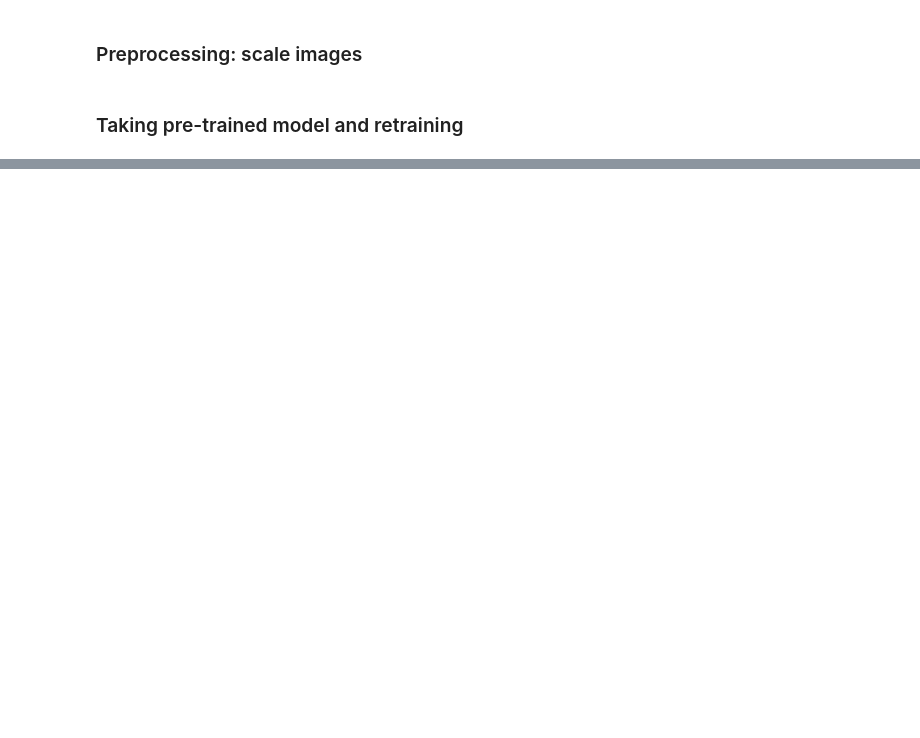
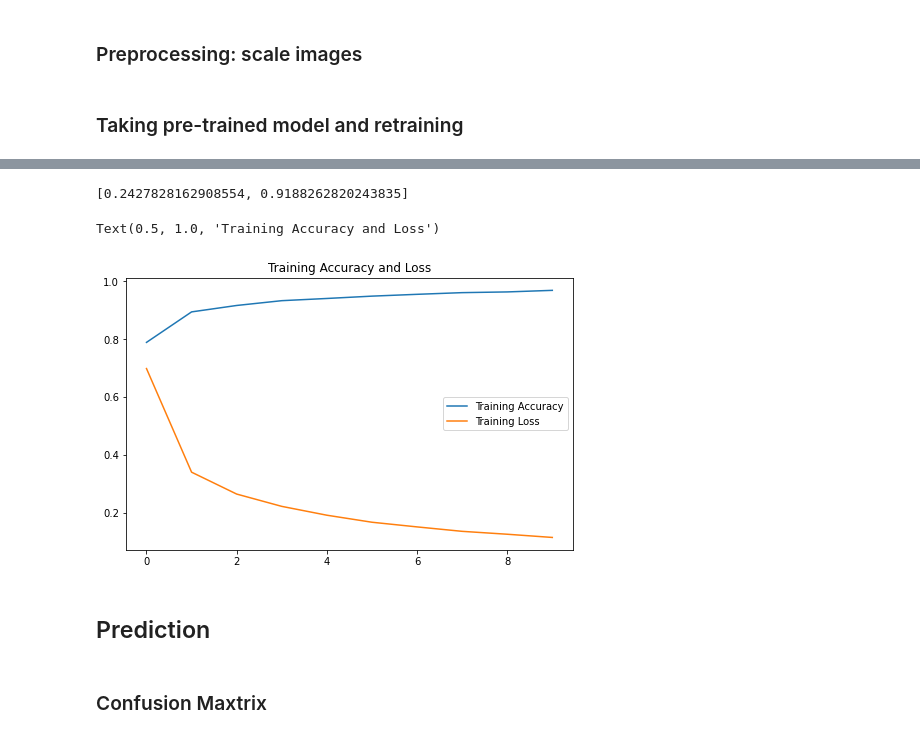
Before and after one commit to tarikulwebx/Multi-plant-disease-ML, a Jupyter notebook: Training with Transfer Learning (MobileNet-V2).ipynb, the cells around one changed output, grey strips where cells are left out. Saved outputs shown, nothing was run; the diff lists cells and outputs as text; code cells hidden in the pictures; blank space fills up the shorter version.

```diff
--- a/Training with Transfer Learning (MobileNet-V2).ipynb
+++ b/Training with Transfer Learning (MobileNet-V2).ipynb
@@ -140,5 +183,4 @@ X_test.shape
 # %% [markdown]
 ### Preprocessing: scale images
 # %%
-X_train_scaled = X_train / 255
-X_test_scaled = X_test / 255
+X_train_scaled = X_train / np.float32(255)
@@ -151,7 +195,7 @@ feature_extractor_model = "https://tfhub.dev/google/tf2-preview/mobilenet_v2/fea
 pretrained_model_without_top_layer = hub.KerasLayer(
     feature_extractor_model, input_shape=(224, 224, 3), trainable=False)
 # %%
-num_of_diseases = 6
+num_of_diseases = 15
 
 model = tf.keras.Sequential([
   pretrained_model_without_top_layer,
@@ -179,6 +223,6 @@ model.compile(
   loss=tf.keras.losses.SparseCategoricalCrossentropy(from_logits=True),
   metrics=['accuracy'])
 
-model.fit(X_train_scaled, y_train, epochs=10)
+history = model.fit(X_train_scaled, y_train, epochs=10)
 # %% [output]
 Epoch 1/10
@@ -204,0 +254,22 @@ Epoch 10/10
+# %%
+score
+# %% [output]
+[0.2427828162908554, 0.9188262820243835]
+# %%
+acc = history.history['accuracy']
+loss = history.history['loss']
+# %%
+EPOCHS = 10
+
+plt.figure(figsize=(8, 5))
+plt.plot(range(EPOCHS), acc, label='Training Accuracy')
+plt.plot(range(EPOCHS), loss, label='Training Loss')
+plt.legend(loc='center right')
+plt.title('Training Accuracy and Loss')
+# %% [output]
+Text(0.5, 1.0, 'Training Accuracy and Loss')
+[figure, added]
+# %% [markdown]
+## Prediction
+# %% [markdown]
+### Confusion Maxtrix
```
Also changed, not shown: parts of 28 cells of this notebook, 1 other file.
